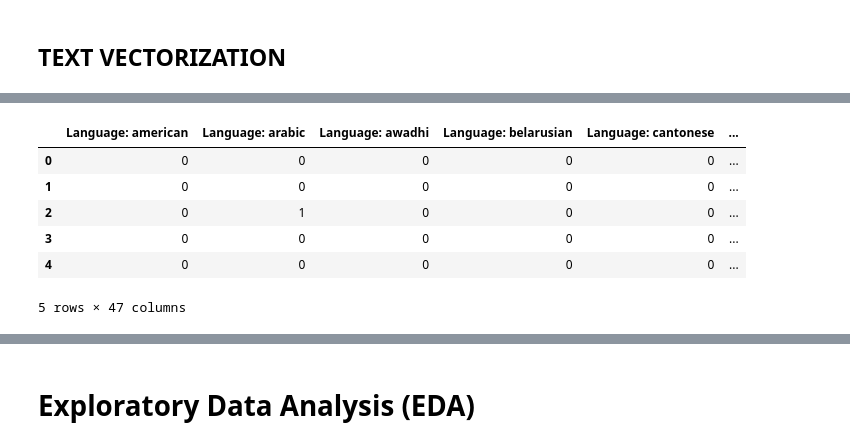
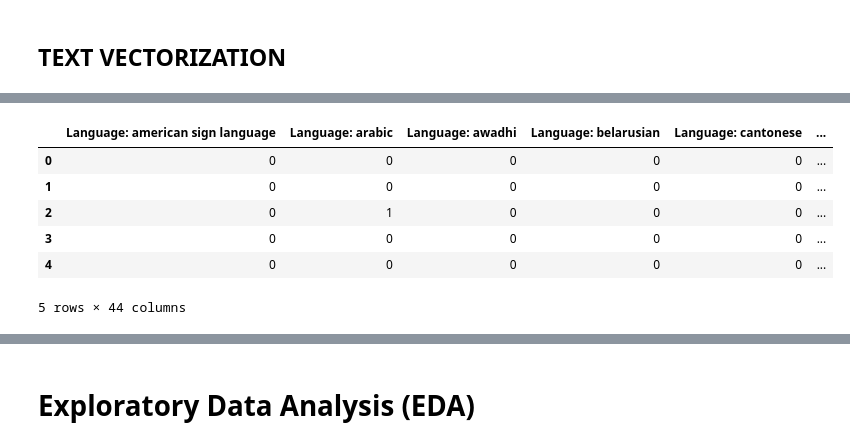
Before and after one commit to AndrewJeong89/GA-DSI, a Jupyter notebook: projects/projects-weekly/project-06/IMDB RATING.ipynb, the cells around one changed output, grey strips where cells are left out. Saved outputs shown, nothing was run; the diff lists cells and outputs as text; code cells hidden in the pictures.

```diff
--- a/projects/projects-weekly/project-06/IMDB RATING.ipynb
+++ b/projects/projects-weekly/project-06/IMDB RATING.ipynb
@@ -91,3 +70,5 @@ df1.head(3)
+# %%
+df1 = pd.read_csv('imdb_grossrev.csv', index_col=0)
 # %% [markdown]
 # Data Cleaning & Munging
 # %%
@@ -229,6 +210,10 @@ df[pd.isnull(df['Released'])]
 # Change released date of  of 'The Gold Rush' from NaN to '1925-06-26'
 
 df.loc[df['Title'] == 'The Gold Rush' , 'Released'] = pd.to_datetime('1925-06-26')
+# %%
+# Fill in 0 for NaN Gross Revenue values
+
+df['Gross'].fillna(0, inplace=True)
 # %%
 # Drop "Awards" column - colinearity of awards and rating
 df.drop('Awards',axis=1, inplace=True)
@@ -264,7 +249,9 @@ df.head()
 # %%
 from sklearn.feature_extraction.text import CountVectorizer
 # %%
-cv = CountVectorizer(binary=True, max_features=50)
+# CountVectorize Genre Column (dummy variables)
+
+cv = CountVectorizer(tokenizer=lambda x: x.split(', '),binary=True, max_features=50)
 data = cv.fit_transform(df.Genre).todense()
 columns = ['genre_'+c for c in cv.get_feature_names()]
 genredf = pd.DataFrame(data, columns=columns)
@@ -302,7 +292,9 @@ genredf.drop('genre_music',axis=1, inplace=True)
 # %%
 df = pd.concat([df, genredf], axis = 1)
 # %%
-cv = CountVectorizer(token_pattern=u'(?u)\\w+\.?\\w?\.? \\w+', binary=True, max_features=50)
+# CountVectorize Actor Columns (dummy variables)
+
+cv = CountVectorizer(tokenizer=lambda x: x.split(', '), binary=True, max_features=50)
 data = cv.fit_transform(df.Actors).todense()
 columns = ['actor: '+c for c in cv.get_feature_names()]
 actorsdf = pd.DataFrame(data, columns=columns)
@@ -319,15 +336,17 @@ actorsdf.head()
 df = pd.concat([df, actorsdf], axis = 1)
 # %%
-cv = CountVectorizer(binary=True, max_features=50)
+# CountVectorize Language Column (dummy variables)
+
+cv = CountVectorizer(tokenizer=lambda x: x.split(', '),binary=True, max_features=50)
 data = cv.fit_transform(df.Language).todense()
 columns = ['Language: '+c for c in cv.get_feature_names()]
 lang_df = pd.DataFrame(data, columns=columns)
 lang_df.head()
 # %% [output]
-|  | Language: american | Language: arabic | Language: awadhi | Language: belarusian | Language: cantonese | ... |
+|  | Language: american sign language | Language: arabic | Language: awadhi | Language: belarusian | Language: cantonese | ... |
 | 0 | 0 | 0 | 0 | 0 | 0 | ... |
 | 1 | 0 | 0 | 0 | 0 | 0 | ... |
 | 2 | 0 | 1 | 0 | 0 | 0 | ... |
 | 3 | 0 | 0 | 0 | 0 | 0 | ... |
 | 4 | 0 | 0 | 0 | 0 | 0 | ... |
-5 rows × 47 columns
+5 rows × 44 columns
```
Also changed, not shown: parts of 37 cells of this notebook, 18 other files.
